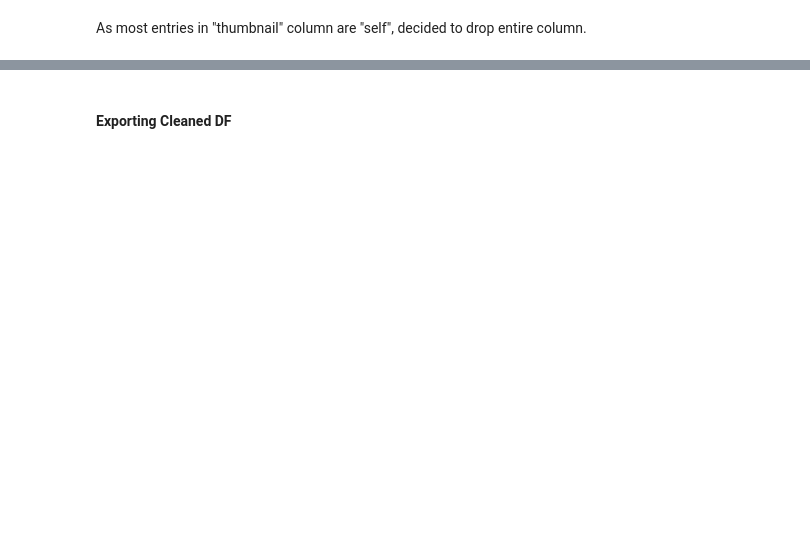
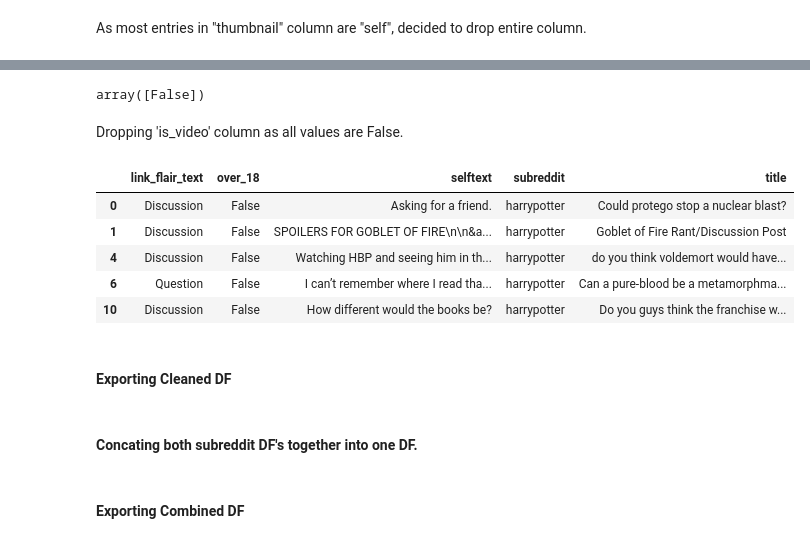
Before and after one commit to jpetersen626/reddit_classification_nlp, a Jupyter notebook: code/01_Data Collection_Cleaning.ipynb, the cells around one changed output, grey strips where cells are left out. Drawn from its saved outputs; the diff is of its cells as text; code cells hidden in the pictures; blank space fills up the shorter version.

```diff
--- a/code/01_Data Collection_Cleaning.ipynb
+++ b/code/01_Data Collection_Cleaning.ipynb
@@ -721,7 +743,26 @@ h_potter.head()
 | 4 | False | Discussion | False | Watching HBP and seeing him in th... | harrypotter | do you think voldemort would have... |
 | 6 | False | Question | False | I can’t remember where I read tha... | harrypotter | Can a pure-blood be a metamorphma... |
 | 10 | False | Discussion | False | How different would the books be? | harrypotter | Do you guys think the franchise w... |
+# %%
+h_potter['is_video'].unique()
+# %% [output]
+array([False])
+# %% [markdown]
+Dropping 'is_video' column as all values are False.
+# %%
+h_potter.drop(columns='is_video', inplace=True)
+# %%
+h_potter.head()
+# %% [output]
+|  | link_flair_text | over_18 | selftext | subreddit | title |
+| 0 | Discussion | False | Asking for a friend. | harrypotter | Could protego stop a nuclear blast? |
+| 1 | Discussion | False | SPOILERS FOR GOBLET OF FIRE\n\n&a... | harrypotter | Goblet of Fire Rant/Discussion Post |
+| 4 | Discussion | False | Watching HBP and seeing him in th... | harrypotter | do you think voldemort would have... |
+| 6 | Question | False | I can’t remember where I read tha... | harrypotter | Can a pure-blood be a metamorphma... |
+| 10 | Discussion | False | How different would the books be? | harrypotter | Do you guys think the franchise w... |
 # %% [markdown]
 #### Exporting Cleaned DF
 # %%
 h_potter.to_csv('../datasets/h_potter_cleaned.csv', index=False)
+# %% [markdown]
+#### Concating both subreddit DF's together into one DF.
@@ -727,0 +771,2 @@ h_potter.to_csv('../datasets/h_potter_cleaned.csv', index=False)
+# %% [markdown]
+#### Exporting Combined DF
```
Also changed, not shown: parts of 27 cells of this notebook, 11 other files.
